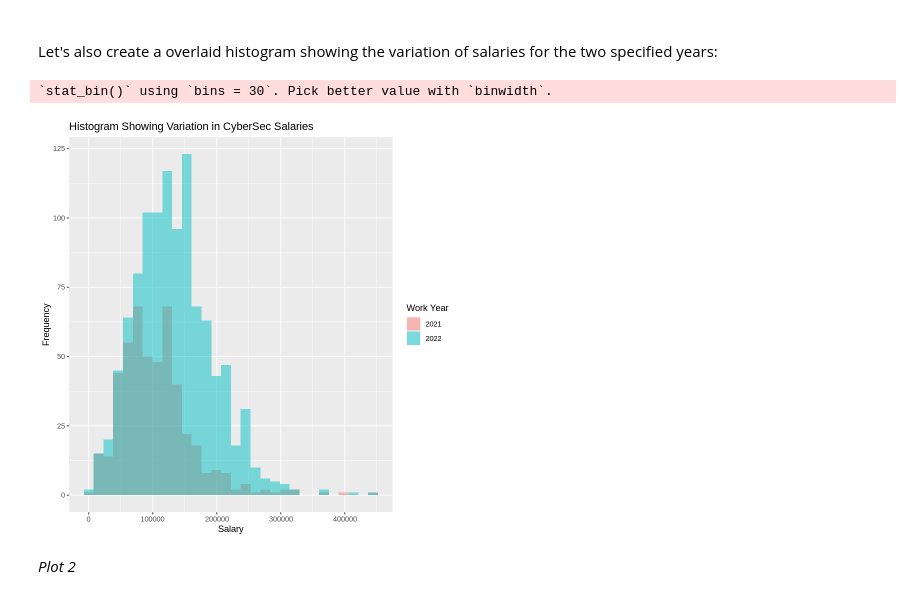
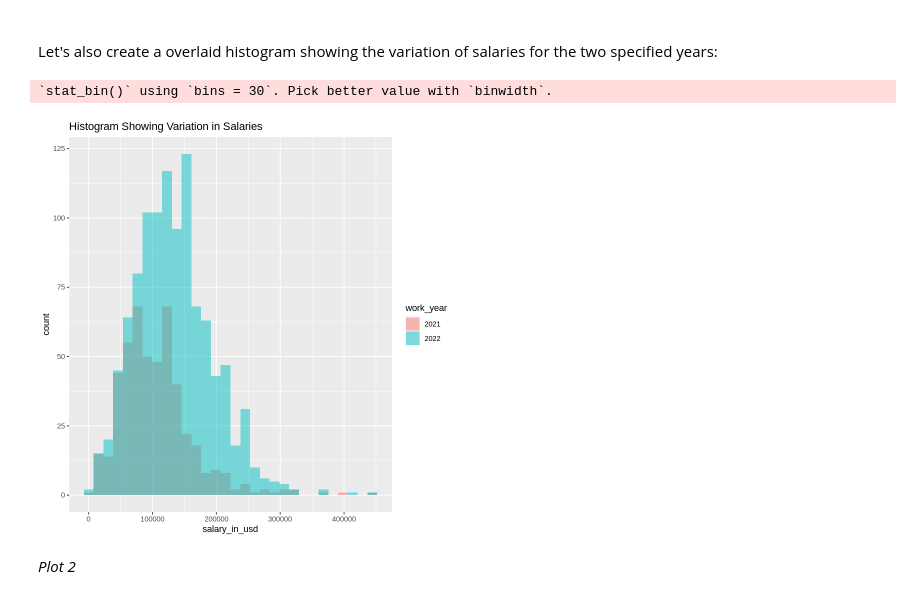
Before and after one commit to joelbonnie/CyberSecSalaryInference, a Jupyter notebook: finalReport.ipynb, the cells around one changed output. Saved outputs shown, nothing was run; the diff lists cells and outputs as text; code cells hidden in the pictures.

Commit message:
histogram edit

```diff
--- a/finalReport.ipynb
+++ b/finalReport.ipynb
@@ -134,18 +134,18 @@ The boxplot shows that the average annual salary is greater in 2022 and in 2021,
 # %%
 # creating the histogram with an alpha value of 0.5 and filling by the work year
 options(scipen = 5000)
 salaryHistogram <- money_relevant |>
     ggplot()+
     geom_histogram(aes(x = salary_in_usd,fill = work_year),
                    alpha = 0.5, position = "identity") +
-    labs(x = "Salary", y = "Frequency", fill = "Work Year") +
-    ggtitle("Histogram Showing Variation in CyberSec Salaries")
+    # labs(x = "Salary", y = "Frequency", fill = "Work Year") +
+    ggtitle("Histogram Showing Variation in Salaries")
 
 
 salaryHistogram
 # %% [output]
 `stat_bin()` using `bins = 30`. Pick better value with `binwidth`.
-[figure, old version]
+[figure, new version]
 # %% [markdown]
 *Plot 2*
 # %% [markdown]
```
